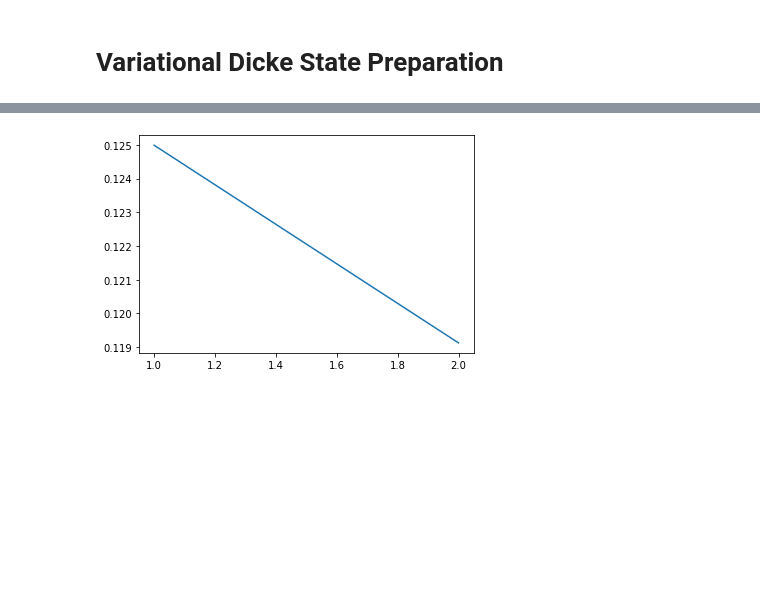
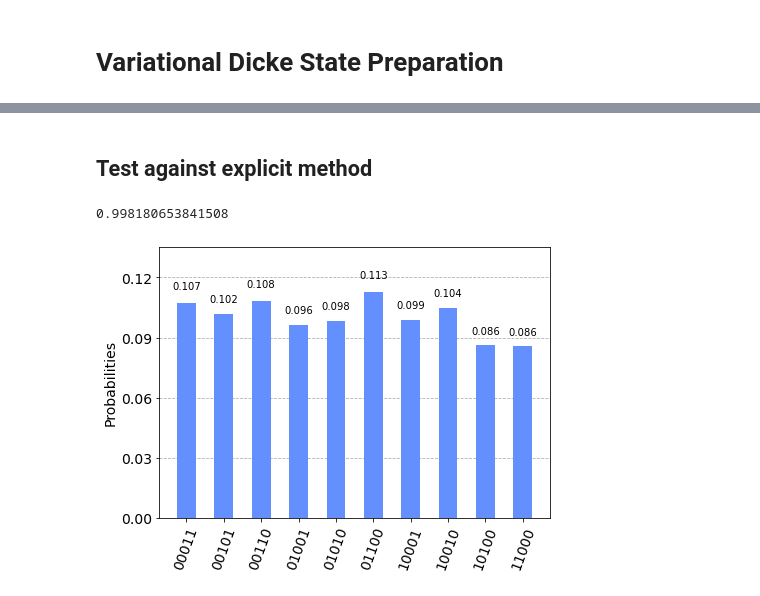
Before and after one commit to hallben4/Variational_Dicke_State_Preparation, a Jupyter notebook: Variational_General.ipynb, the cells around one changed output, grey strips where cells are left out. Saved outputs shown, nothing was run; the diff lists cells and outputs as text; code cells hidden in the pictures; blank space fills up the shorter version.

Commit message:
Compare with explicit verion

```diff
--- a/Variational_General.ipynb
+++ b/Variational_General.ipynb
@@ -90,18 +106,15 @@ def objG(theta,constants):
 # %%
-def objG_state_overlap(theta,constants):
-    n = constants[0]
-    k = constants[1]
-    layer = constants[2]
-    shots = constants[3]
-    init = constants[4]
+def state_overlap(counts):
 
-    counts = DickeCounts(n,k,layer,theta,shots,init)
     optimal = binom(n,k)
+    keys = keys_fun(n,k)
+
     dotproduct = 0
     for key,value in counts.items():
-        dotproduct += math.sqrt(value/shots)
+        if key in keys:
+            dotproduct += math.sqrt(value/shots)
 
-    return (1 - dotproduct**2/optimal)
+    return dotproduct**2/optimal
 # %%
 #prepares a Dicke state with given n and k
 #returns the circuit
@@ -140,16 +239,23 @@ def Dicke(n,k,layer,shots,init):
+# %% [markdown]
+## Test against explicit method
 # %%
-n = 5
-k = 2
-layer = 4
-shots = 3000
-init = 'pure'
+# No noise
+shots = 2048
 
-qc = Dicke(n,k,layer,shots,init)
-display (qc.draw(output='mpl'))
+qc = Dicke_exp(n,k)
+
+# display (qc.draw(output='mpl'))
+
 qc.measure(range(n),range(n))
-backend      = Aer.get_backend("qasm_simulator")
-simulate     = execute(qc, backend=backend, shots=shots)
+backend = Aer.get_backend("qasm_simulator")
+simulate = execute(qc, backend=backend, shots=shots)
 results = simulate.result()
-display (plot_histogram(results.get_counts(),figsize = (8,6),bar_labels = False))
+
+counts = results.get_counts()
+
+print(state_overlap(counts))
+
+plot_histogram(counts)
 # %% [output]
+0.998180653841508
-[figure, old version]
+[figure, new version]
```
Also changed, not shown: parts of 9 cells of this notebook, 5 other files.
